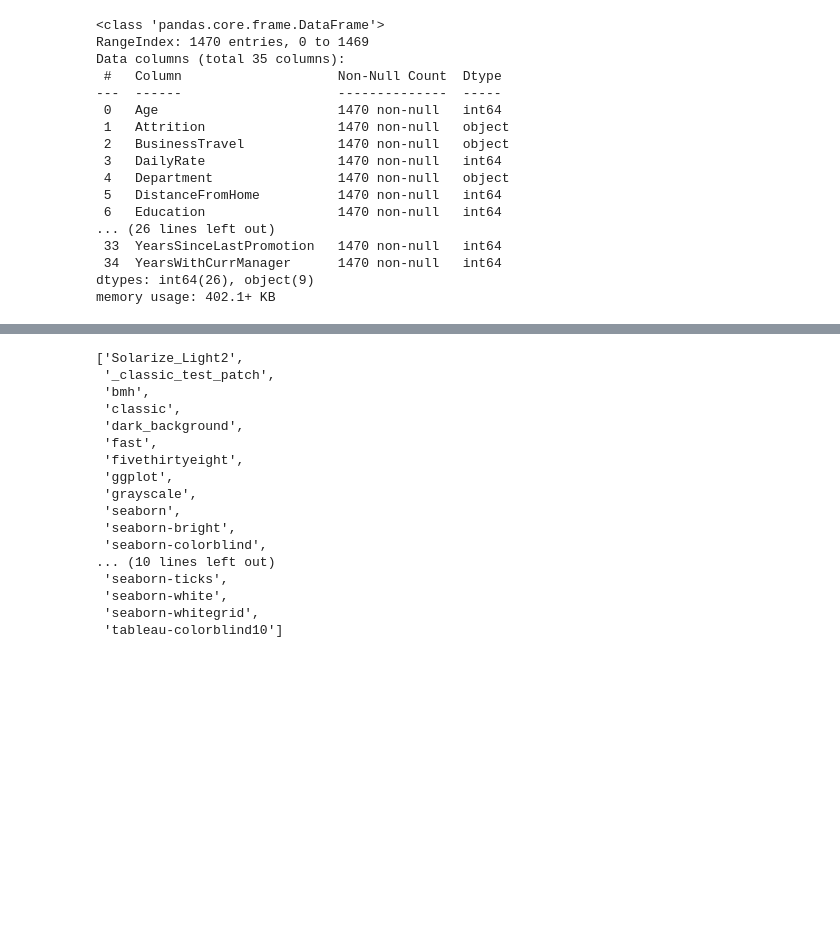
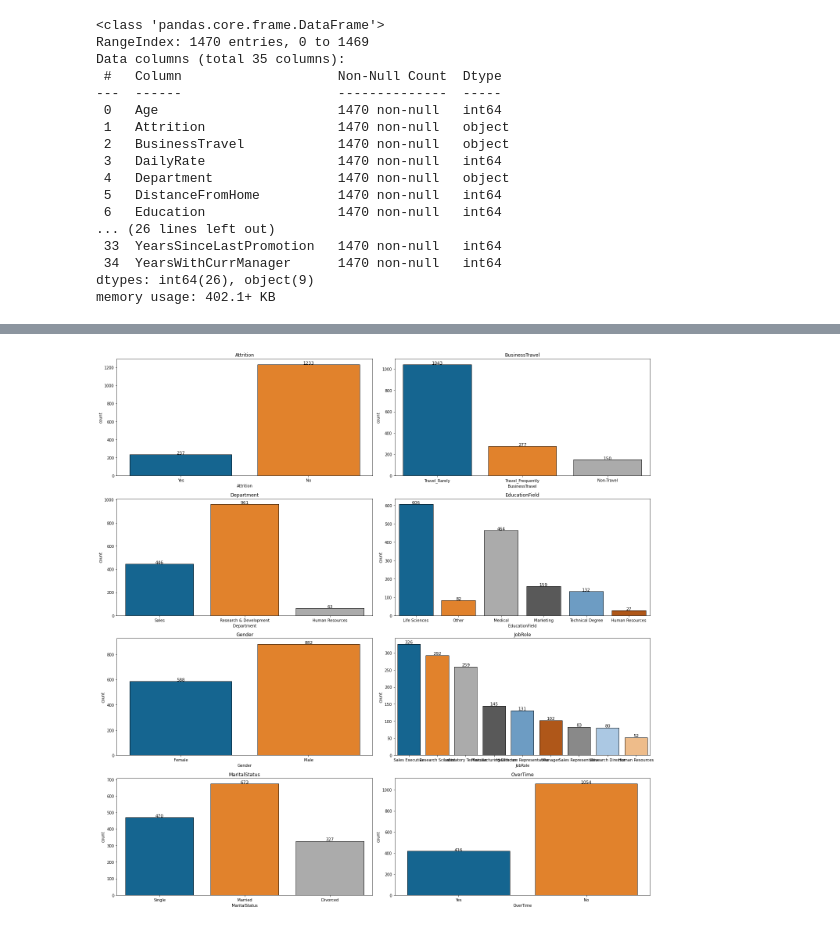
Before and after one commit to duaneywadey/A-collection-of-Jupyter-notebooks-and-CSV-files, a Jupyter notebook: IBMCustomerAttrition.ipynb, the cells around one changed output, grey strips where cells are left out. Cells and saved outputs as stored; diff of their text form; code cells hidden in the pictures; blank space fills up the shorter version.

```diff
--- a/IBMCustomerAttrition.ipynb
+++ b/IBMCustomerAttrition.ipynb
@@ -96,20 +151,0 @@ plt.show()
-# %%
-plt.style.available
-# %% [output]
-['Solarize_Light2',
- '_classic_test_patch',
- 'bmh',
- 'classic',
- 'dark_background',
- 'fast',
- 'fivethirtyeight',
- 'ggplot',
- 'grayscale',
- 'seaborn',
- 'seaborn-bright',
- 'seaborn-colorblind',
-... (10 lines left out)
- 'seaborn-ticks',
- 'seaborn-white',
- 'seaborn-whitegrid',
- 'tableau-colorblind10']
@@ -119 +152,12 @@ numerical_features = [i for i in list(df.describe().columns)]
+# %%
+fig, ax = plt.subplots(nrows=4, ncols=2, figsize=(20,20))
+for i in range(len(text_data_features)):
+  plt.subplot(4,2,i+1)
+  ax = sns.countplot(text_data_features[i], data=df, edgecolor='black')
+  for rect in ax.patches:
+    ax.text(rect.get_x() + rect.get_width() / 2, rect.get_height() + 2, rect.get_height(), horizontalalignment='center', fontsize = 11)
+  plt.title(text_data_features[i])
+  plt.tight_layout()
+# %% [output]
+[figure, added]
 # %%
```
Also changed, not shown: parts of 13 cells of this notebook.
